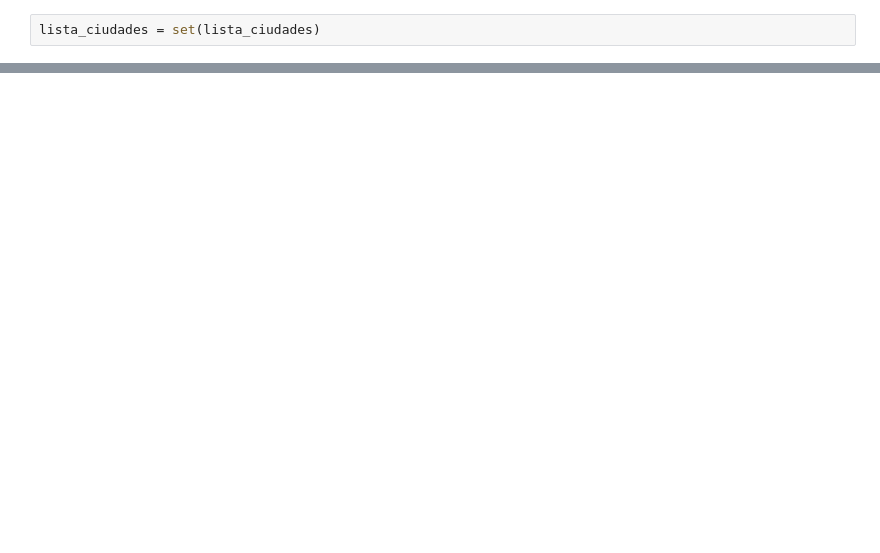
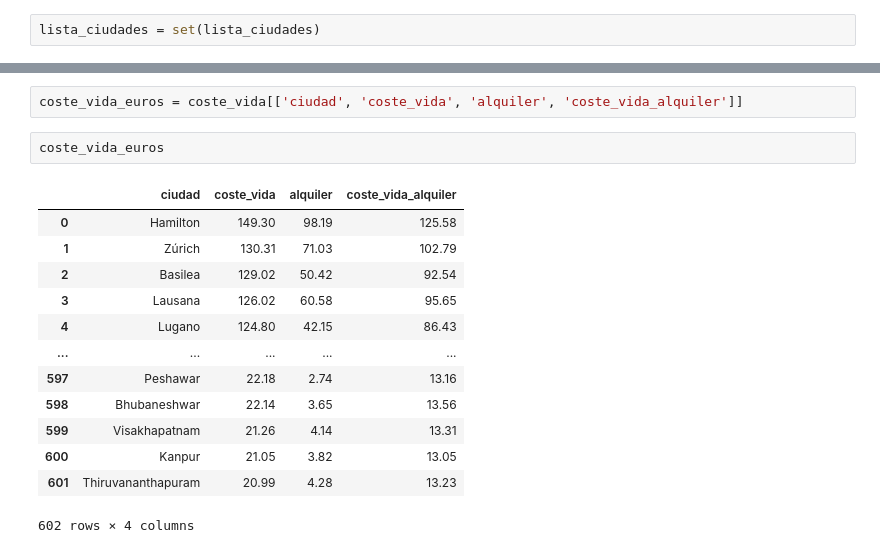
Before and after one commit to as-Solo/Proyecto_Ubicacion, a Jupyter notebook: notebooks/02_Filtrar_ciudades.ipynb, the cells around one changed output, grey strips where cells are left out. Saved outputs shown, nothing was run; the diff lists cells and outputs as text; blank space fills up the shorter version.

```diff
--- a/notebooks/02_Analizando_companies.ipynb
+++ b/notebooks/02_Filtrar_ciudades.ipynb
@@ -190,0 +191,18 @@ coste_vida_ciudades
+# %%
+coste_vida_euros = coste_vida[['ciudad', 'coste_vida', 'alquiler', 'coste_vida_alquiler']]
+# %%
+coste_vida_euros
+# %% [output]
+|  | ciudad | coste_vida | alquiler | coste_vida_alquiler |
+| 0 | Hamilton | 149.30 | 98.19 | 125.58 |
+| 1 | Zúrich | 130.31 | 71.03 | 102.79 |
+| 2 | Basilea | 129.02 | 50.42 | 92.54 |
+| 3 | Lausana | 126.02 | 60.58 | 95.65 |
+| 4 | Lugano | 124.80 | 42.15 | 86.43 |
+| ... | ... | ... | ... | ... |
+| 597 | Peshawar | 22.18 | 2.74 | 13.16 |
+| 598 | Bhubaneshwar | 22.14 | 3.65 | 13.56 |
+| 599 | Visakhapatnam | 21.26 | 4.14 | 13.31 |
+| 600 | Kanpur | 21.05 | 3.82 | 13.05 |
+| 601 | Thiruvananthapuram | 20.99 | 4.28 | 13.23 |
+602 rows × 4 columns
```
Also changed, not shown: parts of 71 cells of this notebook, 6 other files.
